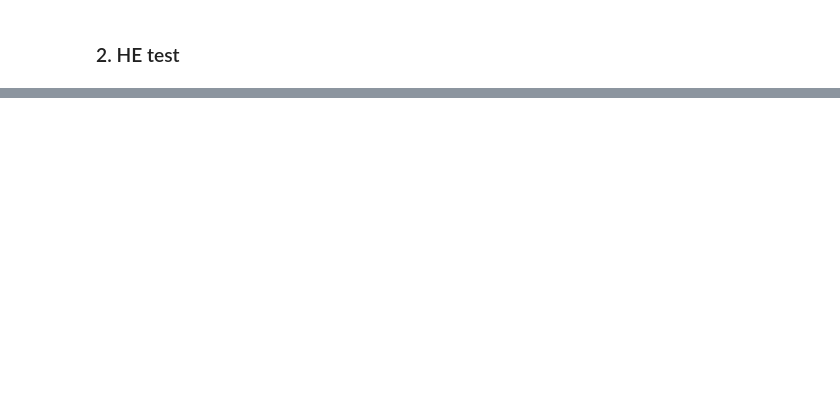
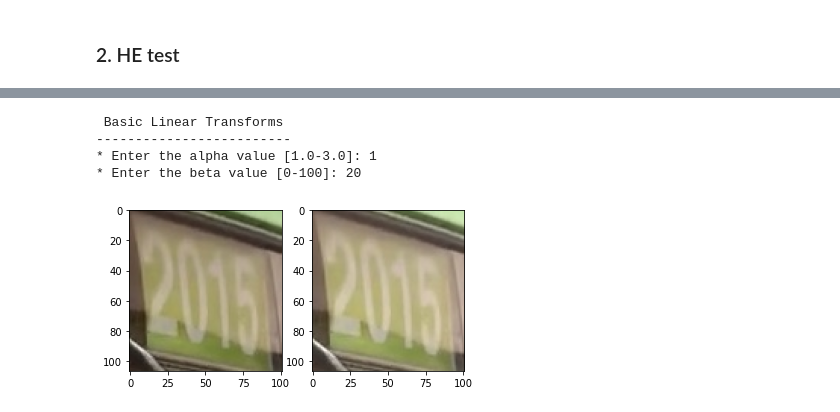
Before and after one commit to Eyes-On/AI, a Jupyter notebook: OCR/Image filter test.ipynb, the cells around one changed output, grey strips where cells are left out. Saved outputs shown, nothing was run; the diff lists cells and outputs as text; code cells hidden in the pictures; blank space fills up the shorter version.

```diff
--- a/OCR/Image filter test.ipynb
+++ b/OCR/Image filter test.ipynb
@@ -372,0 +416,44 @@ plt.show()
+# %%
+test_img = 'yolov5/runs/hub/exp/crops/bus_num_fr/2015 (26).jpg'
+image = cv2.imread(test_img)
+
+if image is None:
+    print('Could not open or find the image: ', args.input)
+    exit(0)
+
+
+new_image = np.zeros(image.shape, image.dtype)
+alpha = 1.0 # Simple contrast control
+beta = 0    # Simple brightness control
+# Initialize values
+print(' Basic Linear Transforms ')
+print('-------------------------')
+try:
+    alpha = float(input('* Enter the alpha value [1.0-3.0]: '))
+    beta = int(input('* Enter the beta value [0-100]: '))
+except ValueError:
+    print('Error, not a number')
+# Do the operation new_image(i,j) = alpha*image(i,j) + beta
+# Instead of these 'for' loops we could have used simply:
+# new_image = cv.convertScaleAbs(image, alpha=alpha, beta=beta)
+# but we wanted to show you how to access the pixels :)
+for y in range(image.shape[0]):
+    for x in range(image.shape[1]):
+        for c in range(image.shape[2]):
+            new_image[y,x,c] = np.clip(alpha*image[y,x,c] + beta, 0, 255)
+
+fig = plt.figure()
+
+fig1 = fig.add_subplot(1,2,1)
+fig2 = fig.add_subplot(1,2,2)
+
+fig1.imshow(image)
+fig2.imshow(new_image)
+
+plt.show()
+# %% [output]
+ Basic Linear Transforms
+-------------------------
+* Enter the alpha value [1.0-3.0]: 1
+* Enter the beta value [0-100]: 20
+[figure, added]
```
Also changed, not shown: parts of 14 cells of this notebook.
